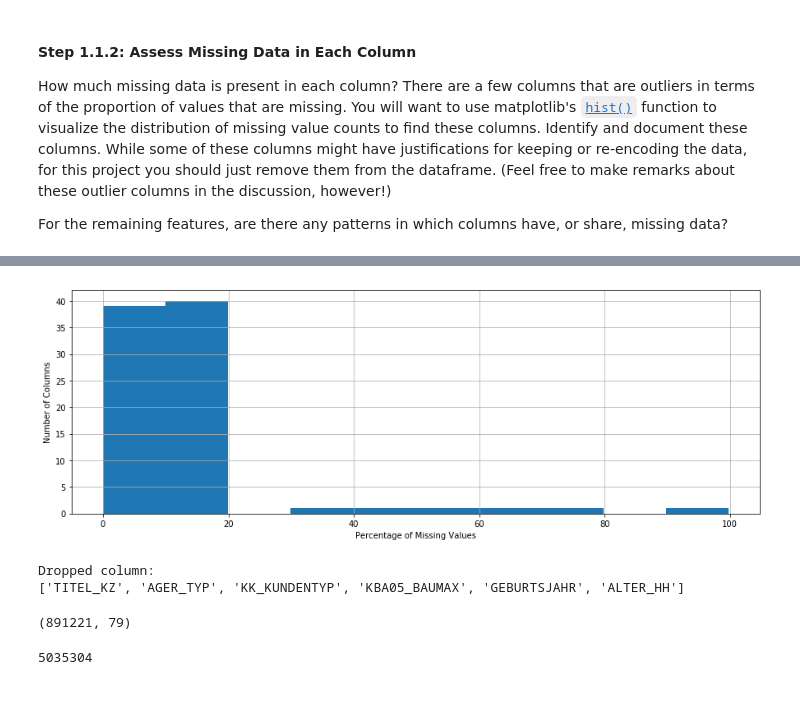
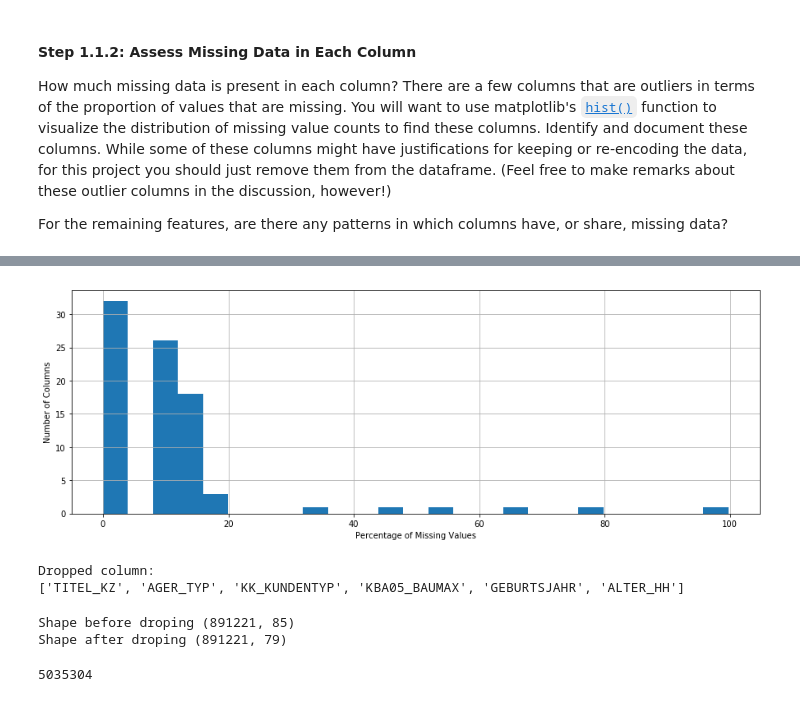
Before and after one commit to satyamskillz/Identify-Customer-Segments, a Jupyter notebook: Identify_Customer_Segments.ipynb, the cells around one changed output, grey strips where cells are left out. Cells and saved outputs as stored; diff of their text form; code cells hidden in the pictures.

```diff
--- a/Identify_Customer_Segments.ipynb
+++ b/Identify_Customer_Segments.ipynb
@@ -44,7 +44,7 @@ Once the dataset is loaded, it's recommended that you take a little bit of time
 # Load in the general demographics data.
 azdias = pd.read_csv("Udacity_AZDIAS_Subset.csv",sep=";")
 # Load in the feature summary file.
-feat_info = pd.read_csv("AZDIAS_Feature_Summary.csv",sep=";")
+feat_sum= pd.read_csv("AZDIAS_Feature_Summary.csv",sep=";")
 # %%
 # Check the structure of the data after it's loaded (e.g. print the number of
 # rows and columns, print the first few rows)
@@ -106,6 +121,7 @@ azdias.isnull().sum().sum()
 # %%
 # Identify missing or unknown data values and convert them to NaNs.
 def unknown_to_nan(df,features):
+    print("Missing values before converting-",df.isnull().sum().sum())
     for name, uk in zip(features["attribute"], features["missing_or_unknown"]):
         try:
             rep=ast.literal_eval(uk)
@@ -113,5 +129,6 @@ def unknown_to_nan(df,features):
             rep=uk.replace("[","").replace("]","").split(",")
         if rep:
             df[name]=df[name].replace(rep,np.NaN)
+    print("Missing values after converting-",df.isnull().sum().sum())
     return df
-azdias=unknown_to_nan(azdias,feat_info)
+azdias=unknown_to_nan(azdias,feat_sum)
@@ -127,8 +152,8 @@ How much missing data is present in each column? There are a few columns that ar
 
 For the remaining features, are there any patterns in which columns have, or share, missing data?
 # %%
-# Perform an assessment of how much missing data there is in each column of the
-# dataset.
-column_missing_data=(azdias.isnull().sum()/len(azdias)).sort_values(ascending=False)*100
-print(column_missing_data.head())
+# Perform an assessment of how much missing data there is in each column of the dataset.
+column_missing_data=azdias.isnull().sum()/len(azdias)
+column_missing_data=column_missing_data.sort_values(ascending=False)*100
+print(column_missing_data.head(10))
 # %% [output]
@@ -141,12 +171,12 @@ dtype: float64
 # %%
 # Investigate patterns in the amount of missing data in each column.
 fig, ax = plt.subplots(figsize =(15, 5))
-column_missing_data.hist()
+column_missing_data.hist(bins=25)
 plt.ylabel('Number of Columns')
 plt.xlabel('Percentage of Missing Values')
 plt.show()
 # %% [output]
-[figure, old version]
+[figure, new version]
 # %%
 # Remove the outlier columns from the dataset. (You'll perform other data
 # engineering tasks such as re-encoding and imputation later.)
@@ -157,11 +186,13 @@ azdias.drop(drop_columns,axis="columns",inplace=True)
 # %% [output]
 Dropped column:
 ['TITEL_KZ', 'AGER_TYP', 'KK_KUNDENTYP', 'KBA05_BAUMAX', 'GEBURTSJAHR', 'ALTER_HH']
-# %%
-# shape of dataframe after droping columns
-azdias.shape
-# %% [output]
-(891221, 79)
+# %%
+print("Shape before droping",azdias.shape)
+azdias.drop(drop_columns,axis="columns",inplace=True)
+print("Shape after droping",azdias.shape)
+# %% [output]
+Shape before droping (891221, 85)
+Shape after droping (891221, 79)
 # %%
 #Number of missing values after dropped columns
 azdias.isnull().sum().sum()
```
Also changed, not shown: parts of 57 cells of this notebook, 2 other files.
